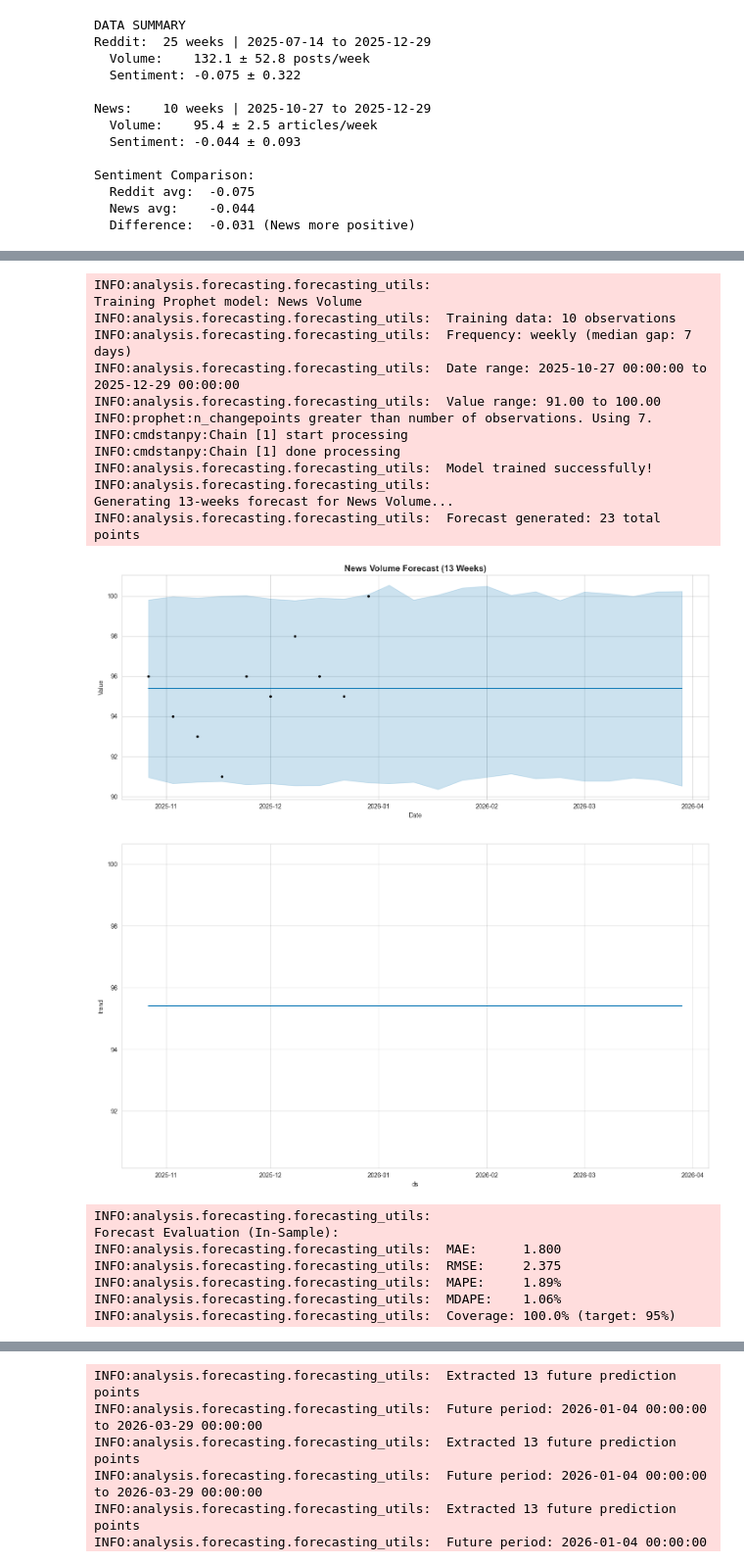
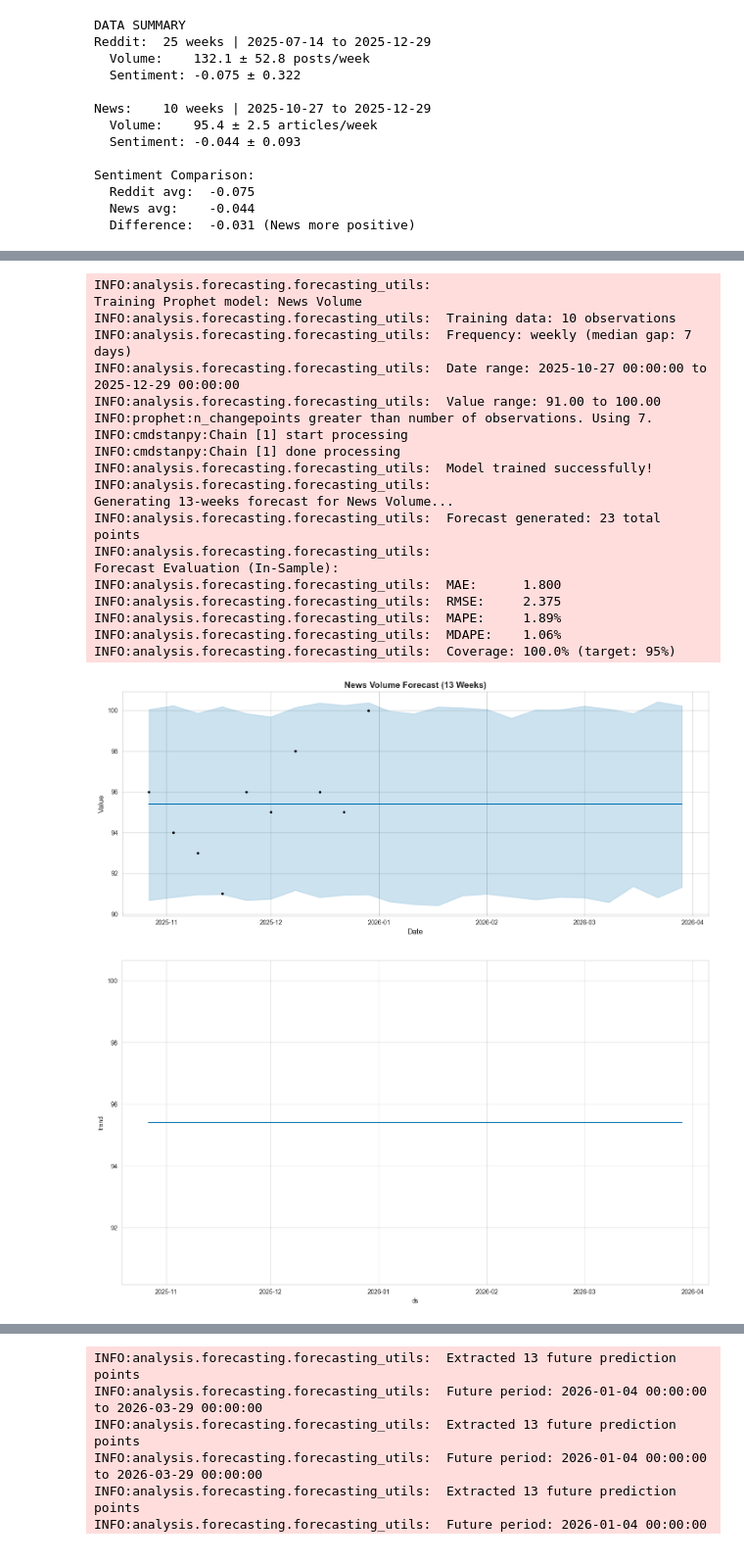
Before and after one commit to atremante26/MindPulseAI, a Jupyter notebook: analysis/forecasting/trend_forecasting.ipynb, the cells around one changed output, grey strips where cells are left out. Shown at 98% size. Cells and saved outputs as stored; diff of their text form; code cells hidden in the pictures.

```diff
--- a/analysis/forecasting/trend_forecasting.ipynb
+++ b/analysis/forecasting/trend_forecasting.ipynb
@@ -609,50 +663,68 @@ news_volume_forecast = predict_prophet(
 )
 
 # Plot forecast
-plot_forecast(
+fig_forecast = plot_forecast(
     model=news_volume_model,
     forecast=news_volume_forecast,
     title=f'News Volume Forecast ({forecast_periods} Weeks)',
     figsize=(14, 6)
 )
 
+# Save forecast plot
+fig_forecast.savefig(
+    PROJECT_ROOT / 'analysis/outputs/figures/forecasting/news_volume_forecast.png',
+    dpi=150,
+    bbox_inches='tight'
+)
+
+fig_forecast.show()
+
 # Plot components
-plot_components(
+fig_components = plot_components(
     model=news_volume_model,
     forecast=news_volume_forecast,
     figsize=(14, 8)
 )
+
+# Save components plot
+fig_components.savefig(
+    PROJECT_ROOT / 'analysis/outputs/figures/forecasting/news_volume_components.png',
+    dpi=150,
+    bbox_inches='tight'
+)
+
+fig_components.show()
 
 # Evaluate
 news_volume_metrics = evaluate_prophet(
     model=news_volume_model,
     prophet_df=news_volume_data,
     forecast=news_volume_forecast,
     use_cv=False
 )
 # %% [output]
 INFO:analysis.forecasting.forecasting_utils:
 Training Prophet model: News Volume
 INFO:analysis.forecasting.forecasting_utils:  Training data: 10 observations
 INFO:analysis.forecasting.forecasting_utils:  Frequency: weekly (median gap: 7 days)
 INFO:analysis.forecasting.forecasting_utils:  Date range: 2025-10-27 00:00:00 to 2025-12-29 00:00:00
 INFO:analysis.forecasting.forecasting_utils:  Value range: 91.00 to 100.00
 INFO:prophet:n_changepoints greater than number of observations. Using 7.
 INFO:cmdstanpy:Chain [1] start processing
 INFO:cmdstanpy:Chain [1] done processing
 INFO:analysis.forecasting.forecasting_utils:  Model trained successfully!
 INFO:analysis.forecasting.forecasting_utils:
 Generating 13-weeks forecast for News Volume...
 INFO:analysis.forecasting.forecasting_utils:  Forecast generated: 23 total points
+INFO:analysis.forecasting.forecasting_utils:
+Forecast Evaluation (In-Sample):
+INFO:analysis.forecasting.forecasting_utils:  MAE:      1.800
+INFO:analysis.forecasting.forecasting_utils:  RMSE:     2.375
+INFO:analysis.forecasting.forecasting_utils:  MAPE:     1.89%
+INFO:analysis.forecasting.forecasting_utils:  MDAPE:    1.06%
+INFO:analysis.forecasting.forecasting_utils:  Coverage: 100.0% (target: 95%)
-[figure, old version]
+[figure, new version]
 [figure]
-INFO:analysis.forecasting.forecasting_utils:
-Forecast Evaluation (In-Sample):
-INFO:analysis.forecasting.forecasting_utils:  MAE:      1.800
-INFO:analysis.forecasting.forecasting_utils:  RMSE:     2.375
-INFO:analysis.forecasting.forecasting_utils:  MAPE:     1.89%
-INFO:analysis.forecasting.forecasting_utils:  MDAPE:    1.06%
-INFO:analysis.forecasting.forecasting_utils:  Coverage: 100.0% (target: 95%)
 # %%
 # Train News Sentiment Model
 news_sentiment_model, news_sentiment_data, news_sent_freq = train_prophet(
```
Also changed, not shown: parts of 8 cells of this notebook, 16 other files.
